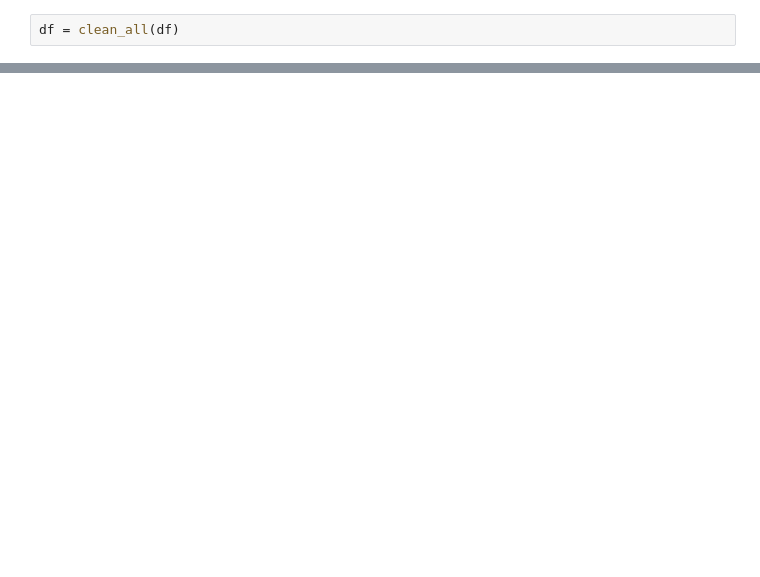
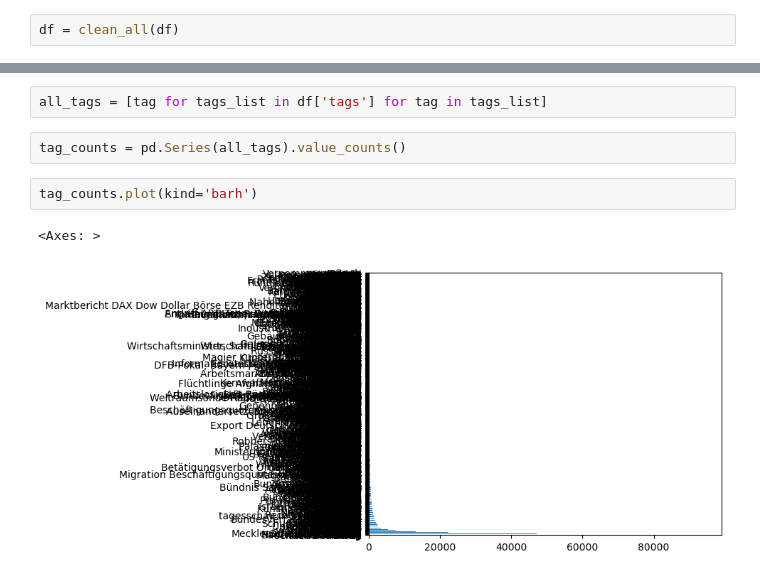
Before and after one commit to Dragomy/Tagesschau, a Jupyter notebook: wip.ipynb, the cells around one changed output, grey strips where cells are left out. Drawn from its saved outputs; the diff is of its cells as text; blank space fills up the shorter version.

Commit message:
plot basics for the tag categorie

```diff
--- a/wip.ipynb
+++ b/wip.ipynb
@@ -19,0 +20,9 @@ df.head(3)
+# %%
+all_tags = [tag for tags_list in df['tags'] for tag in tags_list]
+# %%
+tag_counts = pd.Series(all_tags).value_counts()
+# %%
+tag_counts.plot(kind='barh')
+# %% [output]
+<Axes: >
+[figure, added]
```
Also changed, not shown: parts of 13 cells of this notebook, 2 other files.
